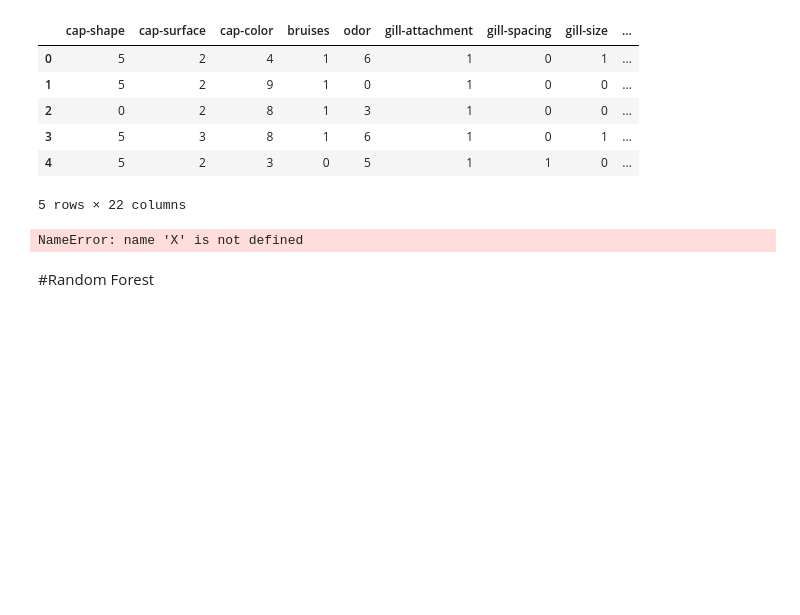
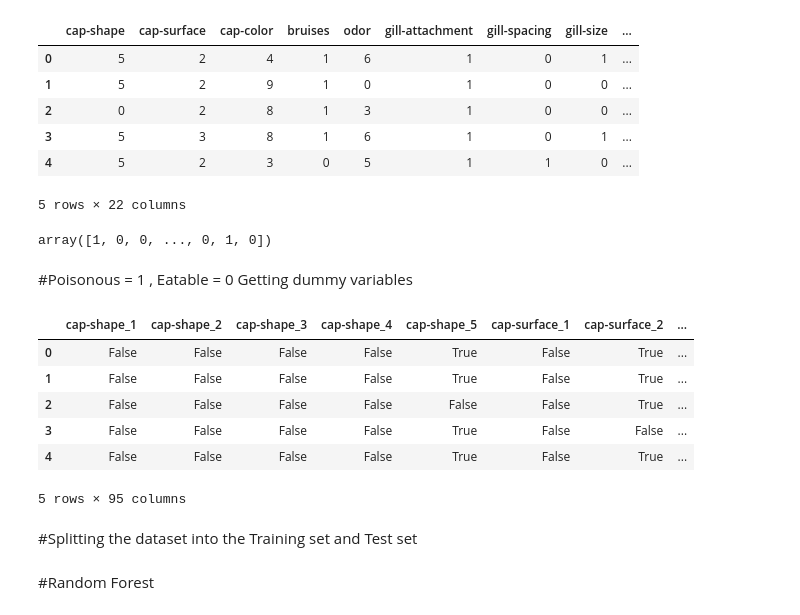
Before and after one commit to Shamiul-693/-Exploratory-Data-Analysis-and-Classification-Algorithms-on-Mushroom-Dataset, a Jupyter notebook: Exploratory_Data_Analysis_and_Classification_Algorithms_on_Mushroom_Dataset.ipynb, the cells around one changed output. Saved outputs shown, nothing was run; the diff lists cells and outputs as text; code cells hidden in the pictures; blank space fills up the shorter version.

```diff
--- a/Exploratory_Data_Analysis_and_Classification_Algorithms_on_Mushroom_Dataset.ipynb
+++ b/Exploratory_Data_Analysis_and_Classification_Algorithms_on_Mushroom_Dataset.ipynb
@@ -547,10 +547,28 @@ X.head()
 | 3 | 5 | 3 | 8 | 1 | 6 | 1 | 0 | 1 | ... |
 | 4 | 5 | 2 | 3 | 0 | 5 | 1 | 1 | 0 | ... |
 5 rows × 22 columns
+# %%
+y
+# %% [output]
+array([1, 0, 0, ..., 0, 1, 0])
+# %% [markdown]
+#Poisonous = 1 , Eatable = 0
+Getting dummy variables
+# %%
+X=pd.get_dummies(X,columns=X.columns,drop_first=True)
+X.head()
+# %% [output]
+|  | cap-shape_1 | cap-shape_2 | cap-shape_3 | cap-shape_4 | cap-shape_5 | cap-surface_1 | cap-surface_2 | ... |
+| 0 | False | False | False | False | True | False | True | ... |
+| 1 | False | False | False | False | True | False | True | ... |
+| 2 | False | False | False | False | False | False | True | ... |
+| 3 | False | False | False | False | True | False | False | ... |
+| 4 | False | False | False | False | True | False | True | ... |
+5 rows × 95 columns
+# %% [markdown]
+#Splitting the dataset into the Training set and Test set
 # %%
 from sklearn.model_selection import train_test_split
 X_train, X_test, y_train, y_test = train_test_split(X, y, test_size=0.3, random_state=42)
-# %% [output]
-NameError: name 'X' is not defined
 # %% [markdown]
 #Random Forest
```
